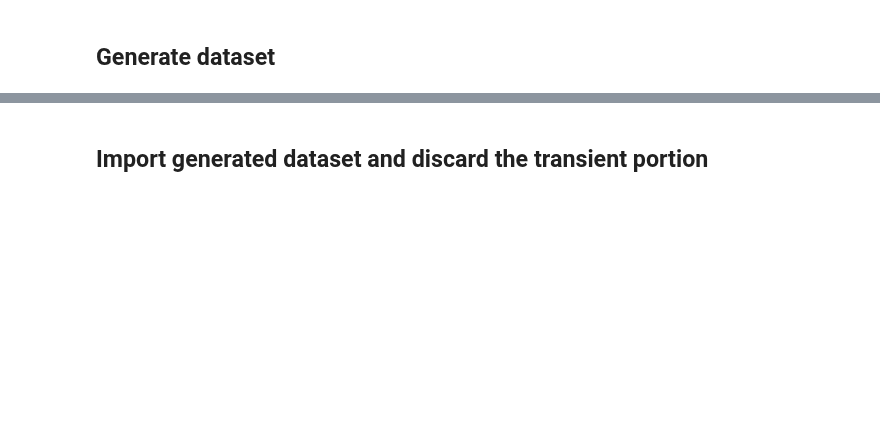
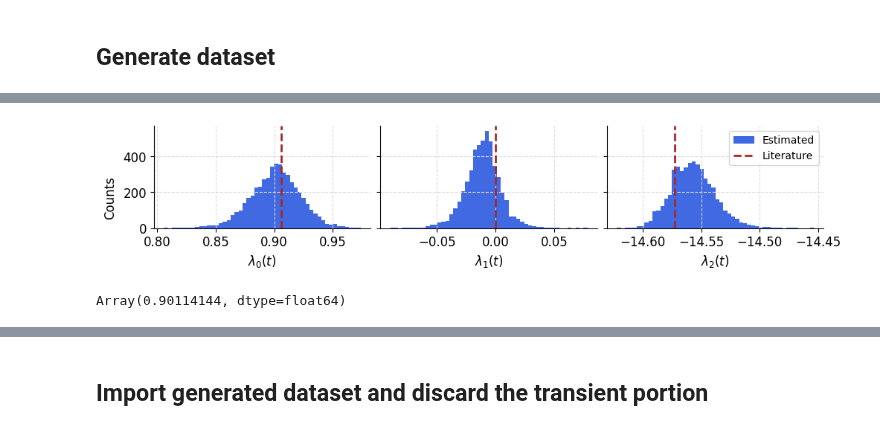
Before and after one commit to Jhko725/sandbox, a Jupyter notebook: notebooks/datasets/lorenz63.ipynb, the cells around one changed output, grey strips where cells are left out. Drawn from its saved outputs; the diff is of its cells as text; code cells hidden in the pictures; blank space fills up the shorter version.

```diff
--- a/notebooks/datasets/lorenz63.ipynb
+++ b/notebooks/datasets/lorenz63.ipynb
@@ -31,0 +87,29 @@ dataset.save(datadir / "lorenz63_new_test.hdf5")
+# %%
+fig, axes = plt.subplots(1, 3, figsize=(10, 2), sharey=True)
+
+plot_kwargs = {"linewidth": 2.0, "alpha": 1.0}
+# ax.set_yscale("symlog", base=10)
+
+lya_known = (0.9057, 1.4e-5, -14.5724)
+
+for i, ax in enumerate(axes.flat):
+    ax.hist(lyas[:, -1, i], bins=50, color="royalblue", label="Estimated")
+    ax.axvline(
+        x=lya_known[i],
+        color="brown",
+        linewidth=2.0,
+        linestyle="--",
+        label="Literature",
+    )
+    ax.set_xlabel(rf"$\lambda_{i}(t)$")
+
+axes[-1].legend(loc="upper right", fontsize="small")
+fig.supylabel("Counts", fontsize="medium")
+fig.align_ylabels()
+# %% [output]
+[figure, added]
+# %%
+lya_max = jnp.max(lyas_mean[-1])
+lya_max
+# %% [output]
+Array(0.90114144, dtype=float64)
```
Also changed, not shown: parts of 16 cells of this notebook, 2 other files.
